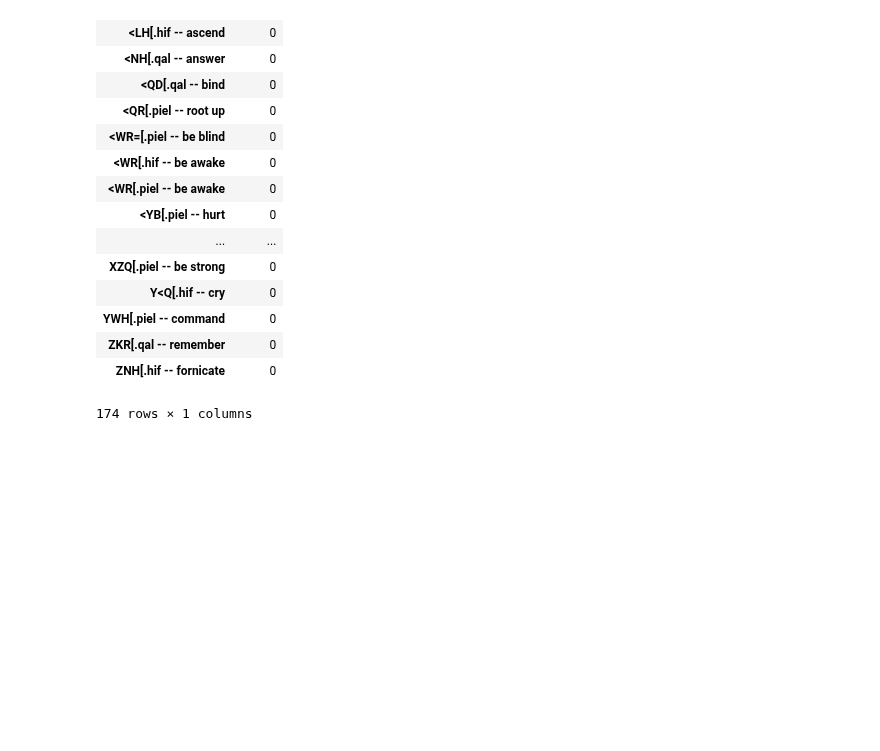
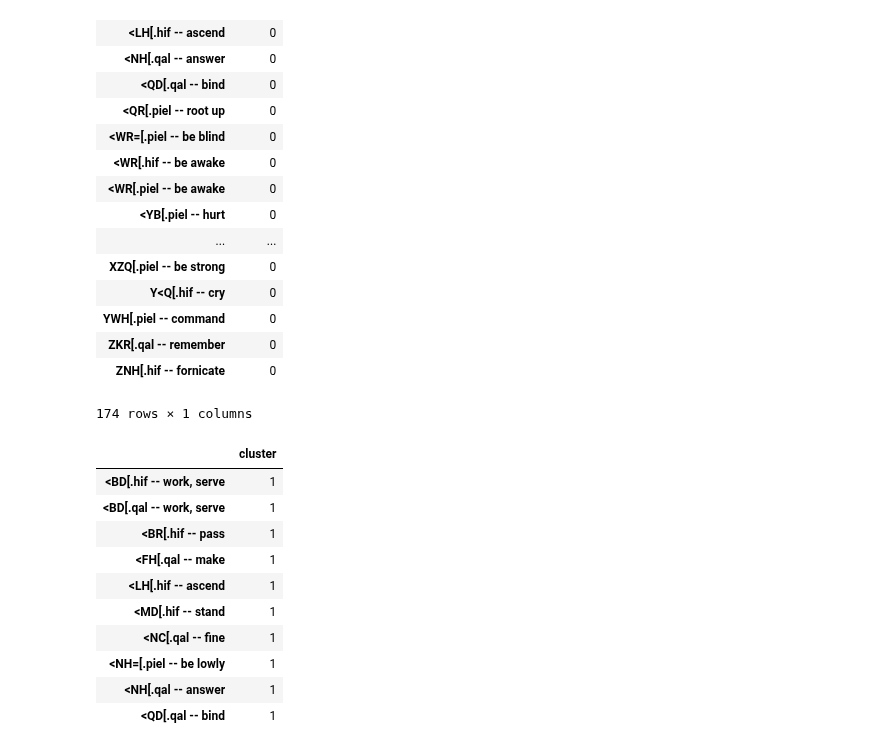
Before and after one commit to codykingham/verb_semantics, a Jupyter notebook: phase2_composite_space.ipynb, the cells around one changed output. Drawn from its saved outputs; the diff is of its cells as text; code cells hidden in the pictures; blank space fills up the shorter version.

```diff
--- a/phase2_composite_space.ipynb
+++ b/phase2_composite_space.ipynb
@@ -327,3 +842,17 @@ cglossedmin[cglossedmin.cluster == 0]
 | ZKR[.qal -- remember | 0 |
 | ZNH[.hif -- fornicate | 0 |
 174 rows × 1 columns
+# %%
+cglossedmin[cglossedmin.cluster == 1].head(10)
+# %% [output]
+|  | cluster |
+| <BD[.hif -- work, serve | 1 |
+| <BD[.qal -- work, serve | 1 |
+| <BR[.hif -- pass | 1 |
+| <FH[.qal -- make | 1 |
+| <LH[.hif -- ascend | 1 |
+| <MD[.hif -- stand | 1 |
+| <NC[.qal -- fine | 1 |
+| <NH=[.piel -- be lowly | 1 |
+| <NH[.qal -- answer | 1 |
+| <QD[.qal -- bind | 1 |
```
Also changed, not shown: parts of 43 cells of this notebook, 1 other file.
